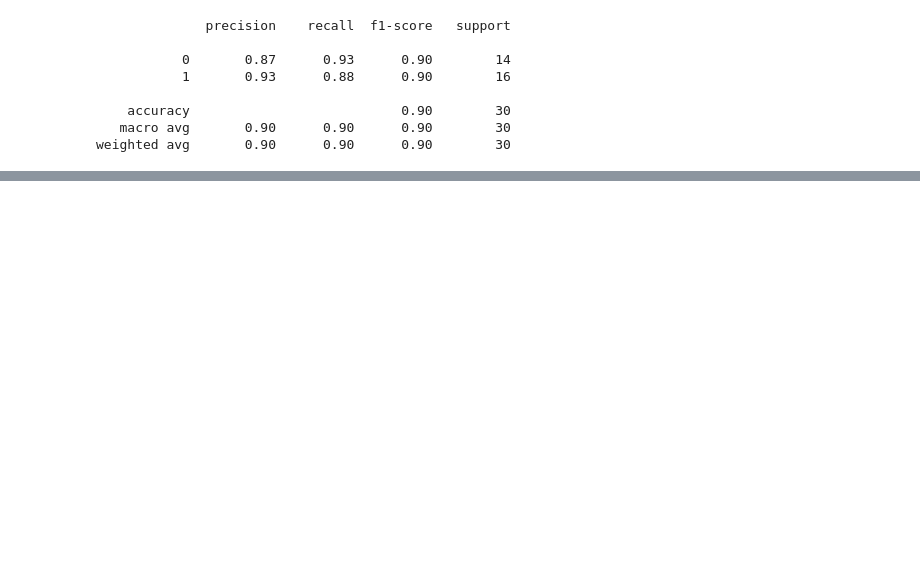
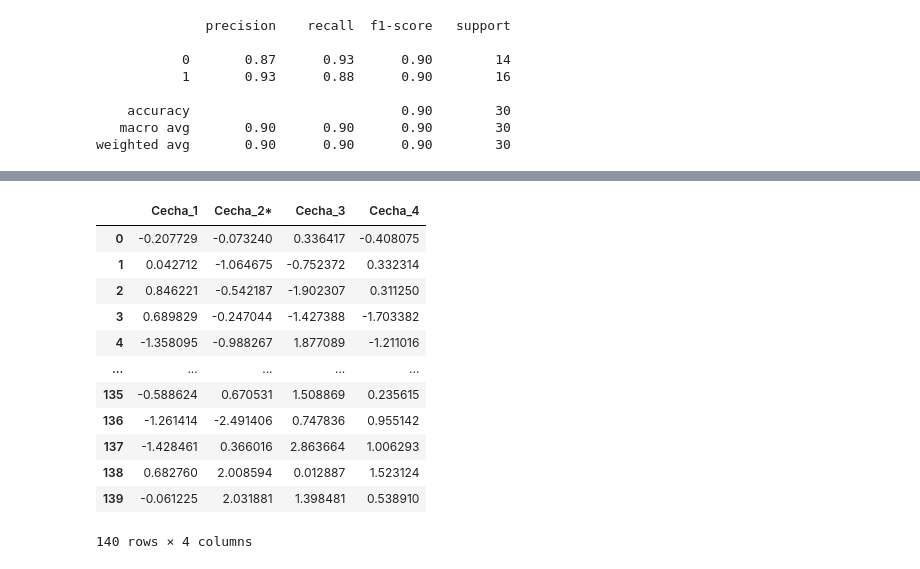
Before and after one commit to michallitwin/python-learning, a Jupyter notebook: python_ml_exercises/zad_reg_log.ipynb, the cells around one changed output, grey strips where cells are left out. Saved outputs shown, nothing was run; the diff lists cells and outputs as text; code cells hidden in the pictures; blank space fills up the shorter version.

```diff
--- a/python_ml_exercises/zad_reg_log.ipynb
+++ b/python_ml_exercises/zad_reg_log.ipynb
@@ -125,0 +334,17 @@ plt.grid(True)
+# %%
+df = pd.DataFrame(X_1_train, columns=['Cecha_1', 'Cecha_2*', 'Cecha_3', 'Cecha_4'])
+df
+# %% [output]
+|  | Cecha_1 | Cecha_2* | Cecha_3 | Cecha_4 |
+| 0 | -0.207729 | -0.073240 | 0.336417 | -0.408075 |
+| 1 | 0.042712 | -1.064675 | -0.752372 | 0.332314 |
+| 2 | 0.846221 | -0.542187 | -1.902307 | 0.311250 |
+| 3 | 0.689829 | -0.247044 | -1.427388 | -1.703382 |
+| 4 | -1.358095 | -0.988267 | 1.877089 | -1.211016 |
+| ... | ... | ... | ... | ... |
+| 135 | -0.588624 | 0.670531 | 1.508869 | 0.235615 |
+| 136 | -1.261414 | -2.491406 | 0.747836 | 0.955142 |
+| 137 | -1.428461 | 0.366016 | 2.863664 | 1.006293 |
+| 138 | 0.682760 | 2.008594 | 0.012887 | 1.523124 |
+| 139 | -0.061225 | 2.031881 | 1.398481 | 0.538910 |
+140 rows × 4 columns
```
Also changed, not shown: parts of 42 cells of this notebook, 3 other files.
